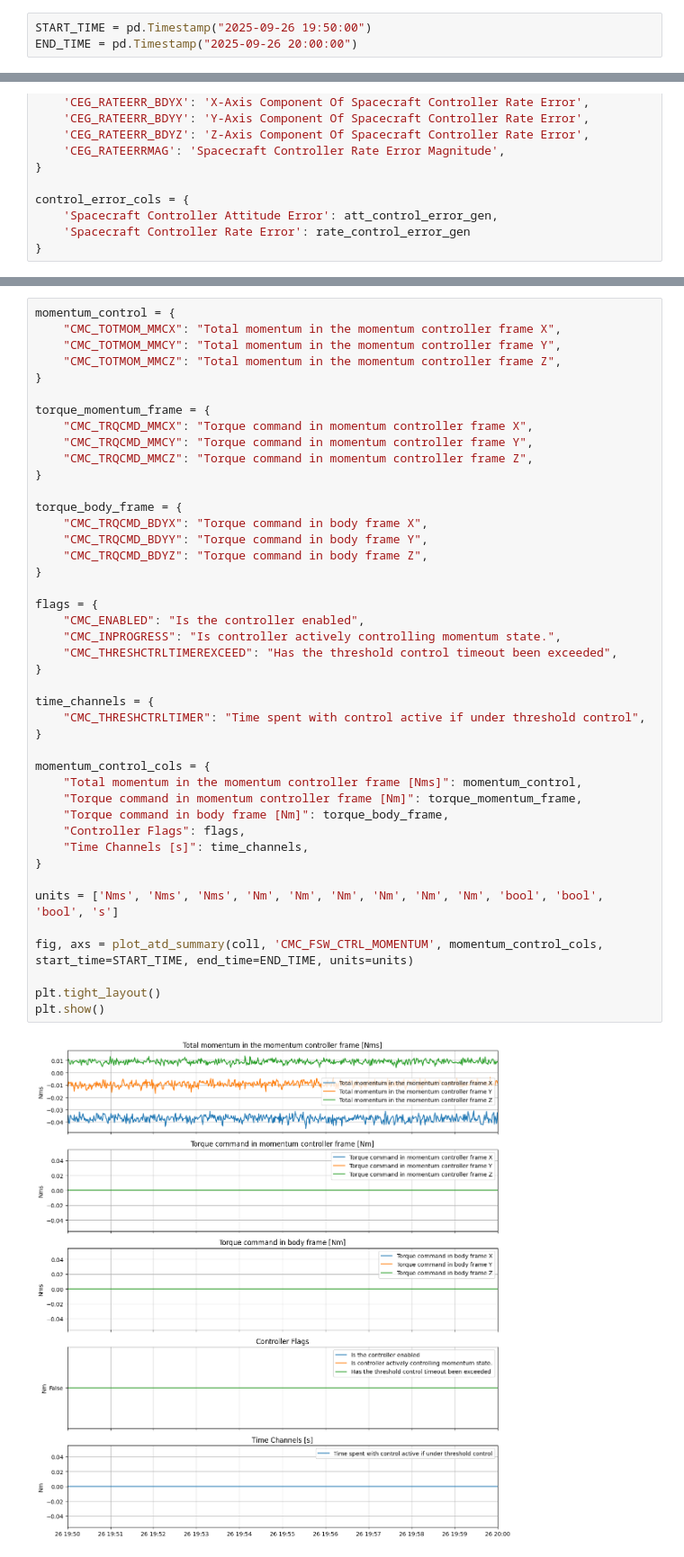
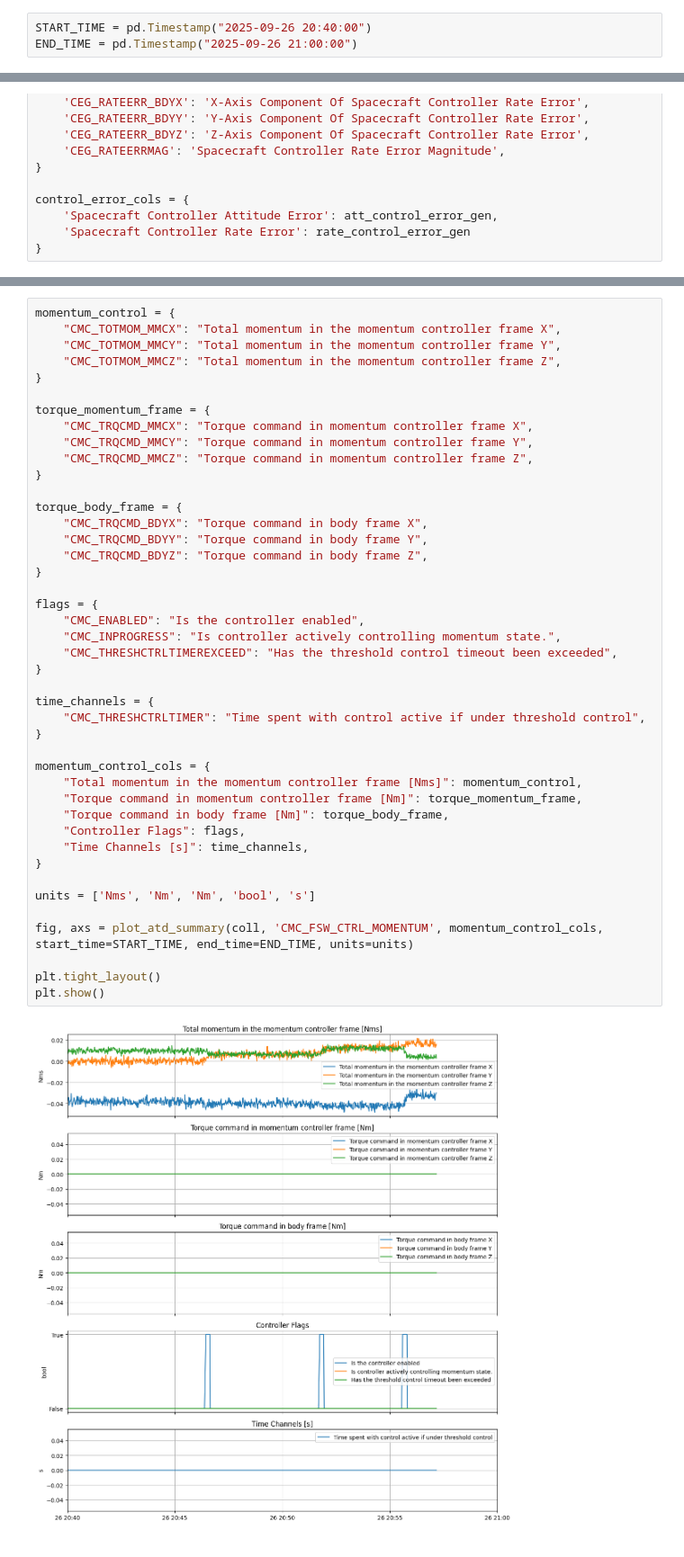
Before and after one commit to aetherflux-space/mango-telemetry-analysis, a Jupyter notebook: telemety-analysis-atttitude.ipynb, the cells around one changed output, grey strips where cells are left out. Shown at 90% size. Cells and saved outputs as stored; diff of their text form.

```diff
--- a/telemety-analysis-atttitude.ipynb
+++ b/telemety-analysis-atttitude.ipynb
@@ -11,6 +29,6 @@ Let's focus our charts on the main event: **18:41**
 # %%
-START_TIME = pd.Timestamp("2025-09-26 19:50:00")
-END_TIME = pd.Timestamp("2025-09-26 20:00:00")
+START_TIME = pd.Timestamp("2025-09-26 20:40:00")
+END_TIME = pd.Timestamp("2025-09-26 21:00:00")
 # %%
 %load_ext autoreload
 %autoreload 2
@@ -340,32 +358,32 @@ torque_momentum_frame = {
 torque_body_frame = {
     "CMC_TRQCMD_BDYX": "Torque command in body frame X",
     "CMC_TRQCMD_BDYY": "Torque command in body frame Y",
     "CMC_TRQCMD_BDYZ": "Torque command in body frame Z",
 }
 
 flags = {
     "CMC_ENABLED": "Is the controller enabled",
     "CMC_INPROGRESS": "Is controller actively controlling momentum state.",
     "CMC_THRESHCTRLTIMEREXCEED": "Has the threshold control timeout been exceeded",
 }
 
 time_channels = {
     "CMC_THRESHCTRLTIMER": "Time spent with control active if under threshold control",
 }
 
 momentum_control_cols = {
     "Total momentum in the momentum controller frame [Nms]": momentum_control,
     "Torque command in momentum controller frame [Nm]": torque_momentum_frame,
     "Torque command in body frame [Nm]": torque_body_frame,
     "Controller Flags": flags,
     "Time Channels [s]": time_channels,
 }
 
-units = ['Nms', 'Nms', 'Nms', 'Nm', 'Nm', 'Nm', 'Nm', 'Nm', 'Nm', 'bool', 'bool', 'bool', 's']
+units = ['Nms', 'Nm', 'Nm', 'bool', 's']
 
 fig, axs = plot_atd_summary(coll, 'CMC_FSW_CTRL_MOMENTUM', momentum_control_cols, start_time=START_TIME, end_time=END_TIME, units=units)
 
 plt.tight_layout()
 plt.show()
 # %% [output]
-[figure, old version]
+[figure, new version]
```
Also changed, not shown: parts of 18 cells of this notebook.
